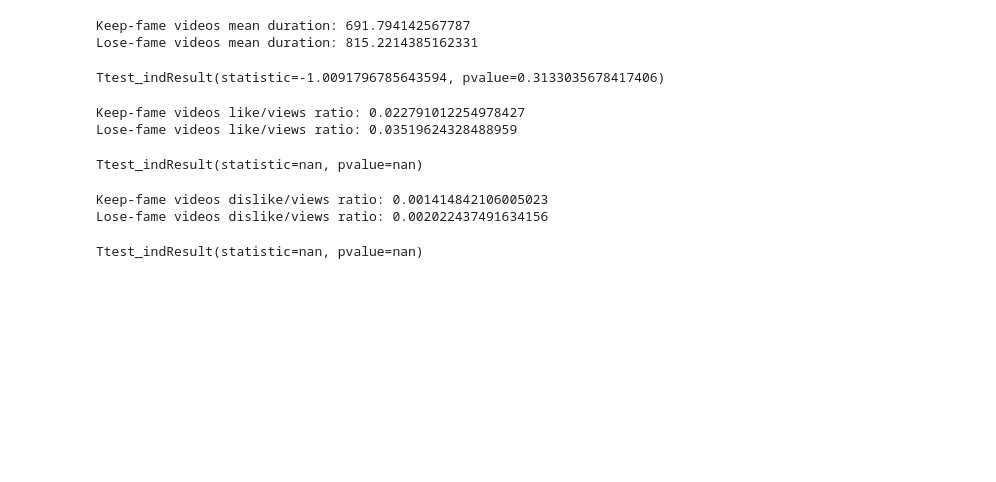
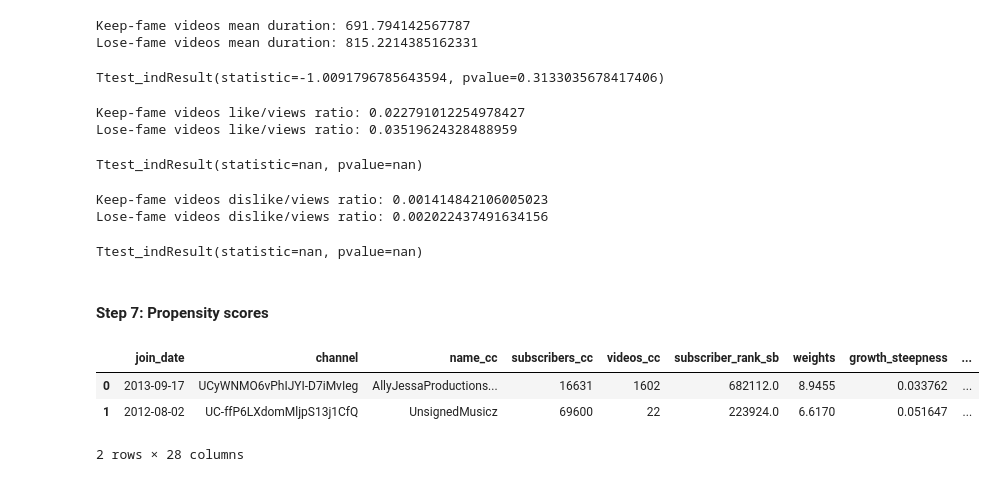
Before and after one commit to epfl-ada/ada-2022-project-adangerousteam, a Jupyter notebook: preprocessing_population_selection.ipynb, the cells around one changed output. Cells and saved outputs as stored; diff of their text form; code cells hidden in the pictures; blank space fills up the shorter version.

```diff
--- a/preprocessing_population_selection.ipynb
+++ b/preprocessing_population_selection.ipynb
@@ -4,14 +4,14 @@ import numpy as np
 import matplotlib.pyplot as plt
 import scipy.stats as scs
 # %%
-timeseries_df = pd.read_csv("C:/dev/repos/ada_project/data/df_timeseries_en.tsv.gz", sep='\t', compression="gzip", parse_dates=["datetime"])
+timeseries_df = pd.read_csv("../Project/Dataset/df_timeseries_en.tsv", sep='\t', parse_dates=["datetime"])
 timeseries_df.head(2)
 # %% [output]
 |  | channel | category | datetime | views | delta_views | subs | delta_subs | videos | delta_videos | ... |
 | 0 | UCBJuEqXfXTdcPSbGO9qqn1g | Film and Animation | 2017-07-03 | 202494.555556 | 0.000000 | 650.222222 | 0.000000 | 5 | 0 | ... |
 | 1 | UCBJuEqXfXTdcPSbGO9qqn1g | Film and Animation | 2017-07-10 | 394085.666667 | 191591.111111 | 1046.000000 | 395.777778 | 6 | 1 | ... |
 # %%
-channel_df = pd.read_csv("C:/dev/repos/ada_project/data/df_channels_en.tsv.gz", sep='\t', compression="gzip")
+channel_df = pd.read_csv("../Project/Dataset/df_channels_en.tsv", sep='\t')
 channel_df.head(2)
 # %% [output]
 |  | category_cc | join_date | channel | name_cc | subscribers_cc | videos_cc | subscriber_rank_sb | weights |
@@ -336,3 +338,18 @@ scs.ttest_ind(keep_fame_dislike_views_ratio, lose_fame_dislike_views_ratio)
 Keep-fame videos dislike/views ratio: 0.001414842106005023
 Lose-fame videos dislike/views ratio: 0.002022437491634156
 Ttest_indResult(statistic=nan, pvalue=nan)
+# %% [markdown]
+#### Step 7: Propensity scores
+# %%
+lose_fame["keep_fame"] = 0
+keep_fame["keep_fame"] = 1
+# %%
+channels_filtered_df = pd.concat([lose_fame, keep_fame])
+channels_filtered_df["category_cc"] = channels_filtered_df["category_cc"].str.replace(" & ", "_").str.replace(" ", "_")
+channels_filtered_df = pd.get_dummies(channels_filtered_df, columns=["category_cc"], dtype=int)
+channels_filtered_df.head(2)
+# %% [output]
+|  | join_date | channel | name_cc | subscribers_cc | videos_cc | subscriber_rank_sb | weights | growth_steepness | ... |
+| 0 | 2013-09-17 | UCyWNMO6vPhIJYI-D7iMvIeg | AllyJessaProductions... | 16631 | 1602 | 682112.0 | 8.9455 | 0.033762 | ... |
+| 1 | 2012-08-02 | UC-ffP6LXdomMljpS13j1CfQ | UnsignedMusicz | 69600 | 22 | 223924.0 | 6.6170 | 0.051647 | ... |
+2 rows × 28 columns
```
Also changed, not shown: parts of 6 cells of this notebook.
